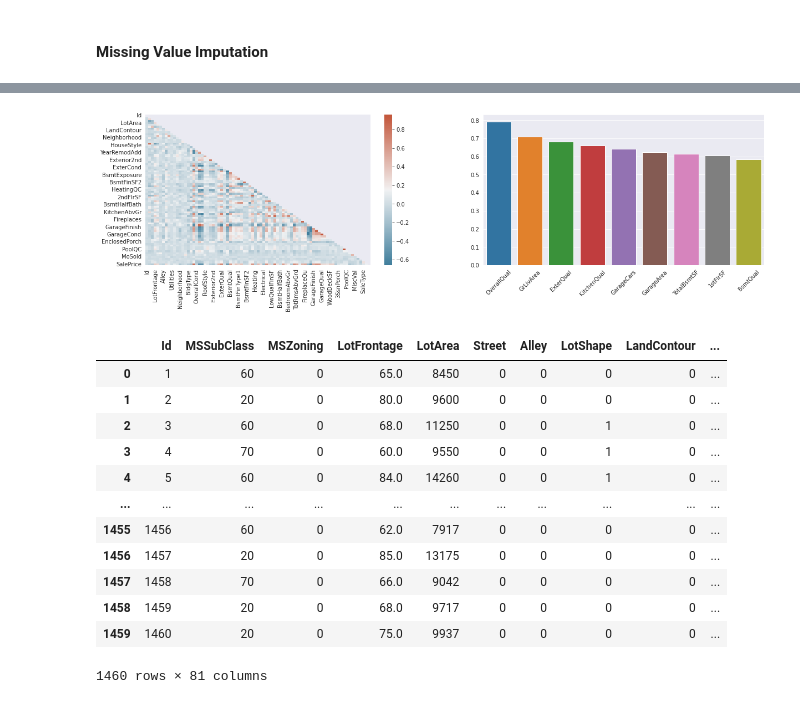
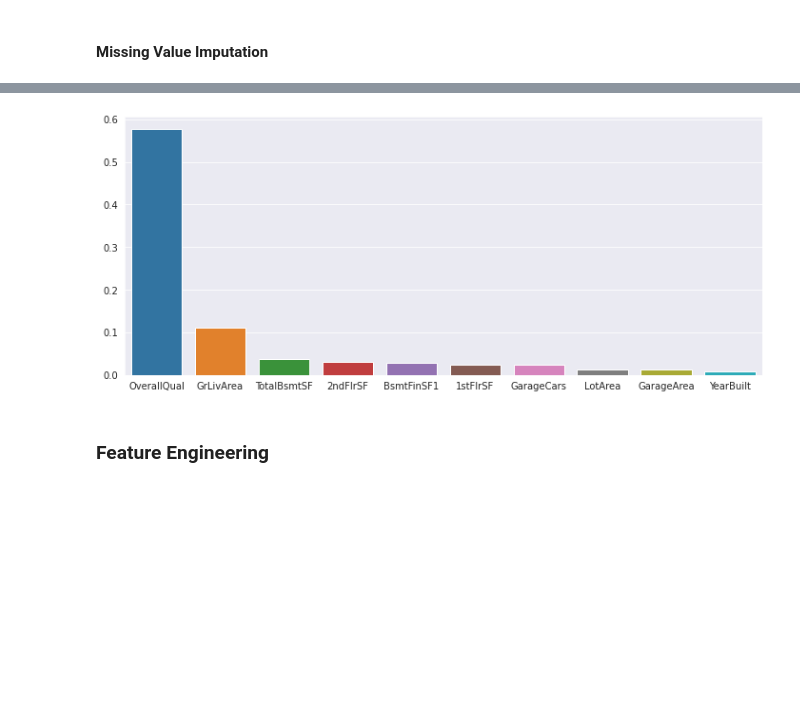
Before and after one commit to nitishsingh158/ML_noteboks, a Jupyter notebook: ameshousingregression.ipynb, the cells around one changed output, grey strips where cells are left out. Cells and saved outputs as stored; diff of their text form; code cells hidden in the pictures; blank space fills up the shorter version.

```diff
--- a/ameshousingregression.ipynb
+++ b/ameshousingregression.ipynb
@@ -186,9 +188,3 @@ df['GarageCond'] = df['GarageCond'].map(quality_map_na)
 df['PavedDrive'] = df['PavedDrive'].map({'Y':2, 'P':1, 'N':0})
 df['PoolQC'] = df['PoolQC'].map(quality_map_na)
 df['Fence'] = df['Fence'].map({'NA':0, 'MnWw':1, 'GdWo':2, 'MnPrv':3, 'GdPrv':4})
-
-# convert the rest of the category colums to factors, POTENTIAL IMPROVEMENT HERE
-for col in df.select_dtypes(include='object').columns:
-    df[col], _ = pd.factorize(df[col])
-
-# Potential improvement in MS Subclass and Neighborhood etc columns
@@ -195,2 +225,24 @@ for col in df.select_dtypes(include='object').columns:
+# %%
+# Remove the Id columns and seperate out the sale price columns to run a random forest to get feature importance
+
+X = df.copy()
+Y = X.pop('SalePrice')
+X.drop(columns = ['Id'], inplace = True)
+
+for col in X.select_dtypes('object'):
+    X[col], _ = X[col].factorize()
+
+rf_model = RandomForestRegressor(random_state = 42)
+rf_model.fit(X,Y)
+importances = rf_model.feature_importances_
+importances = pd.Series(importances, index = X.columns).sort_values(ascending = False)
+
+f, ax = plt.subplots(1, figsize=(12, 5))
+sns.barplot( x = importances[:10].index, y = importances[:10].values);
+# ax[1].tick_params(axis='x', rotation=45);
+# %% [output]
+[figure, added]
+# %% [markdown]
+### Feature Engineering
 # %%
 # Convert the YearBuilt, YearRemodAdd, GarageYrBlt, YrSold as no of years metrics
@@ -200,34 +263,0 @@ df['GarageYrBlt'] = df.apply(lambda row: row.get('YrSold') - row.get('GarageYrBl
-# %%
-# Check for correlations again
-full_corr_matrix = df.corr()
-
-#Top correlated columns with SalePrice
-
-top_corr = full_corr_matrix['SalePrice'].loc[full_corr_matrix['SalePrice'].abs().sort_values(ascending = False)[1:10].index]
-
-# Plot the above two
-
-f, ax = plt.subplots(1, 2, figsize=(20, 5))
-cmap = sns.diverging_palette(230, 20, as_cmap=True)
-mask = np.triu(np.ones_like(full_corr_matrix, dtype = bool))
-sns.heatmap(data = full_corr_matrix, mask = mask, cmap = cmap, ax = ax[0])
-sns.barplot(x = top_corr.index, y = top_corr.values, ax = ax[1])
-ax[1].tick_params(axis='x', rotation=45);
-# %% [output]
-[figure, removed]
-# %%
-df.select_dtypes(exclude = 'object')
-# %% [output]
-|  | Id | MSSubClass | MSZoning | LotFrontage | LotArea | Street | Alley | LotShape | LandContour | ... |
-| 0 | 1 | 60 | 0 | 65.0 | 8450 | 0 | 0 | 0 | 0 | ... |
-| 1 | 2 | 20 | 0 | 80.0 | 9600 | 0 | 0 | 0 | 0 | ... |
-| 2 | 3 | 60 | 0 | 68.0 | 11250 | 0 | 0 | 1 | 0 | ... |
-| 3 | 4 | 70 | 0 | 60.0 | 9550 | 0 | 0 | 1 | 0 | ... |
-| 4 | 5 | 60 | 0 | 84.0 | 14260 | 0 | 0 | 1 | 0 | ... |
-| ... | ... | ... | ... | ... | ... | ... | ... | ... | ... | ... |
-| 1455 | 1456 | 60 | 0 | 62.0 | 7917 | 0 | 0 | 0 | 0 | ... |
-| 1456 | 1457 | 20 | 0 | 85.0 | 13175 | 0 | 0 | 0 | 0 | ... |
-| 1457 | 1458 | 70 | 0 | 66.0 | 9042 | 0 | 0 | 0 | 0 | ... |
-| 1458 | 1459 | 20 | 0 | 68.0 | 9717 | 0 | 0 | 0 | 0 | ... |
-| 1459 | 1460 | 20 | 0 | 75.0 | 9937 | 0 | 0 | 0 | 0 | ... |
-1460 rows × 81 columns
```
Also changed, not shown: parts of 16 cells of this notebook.
